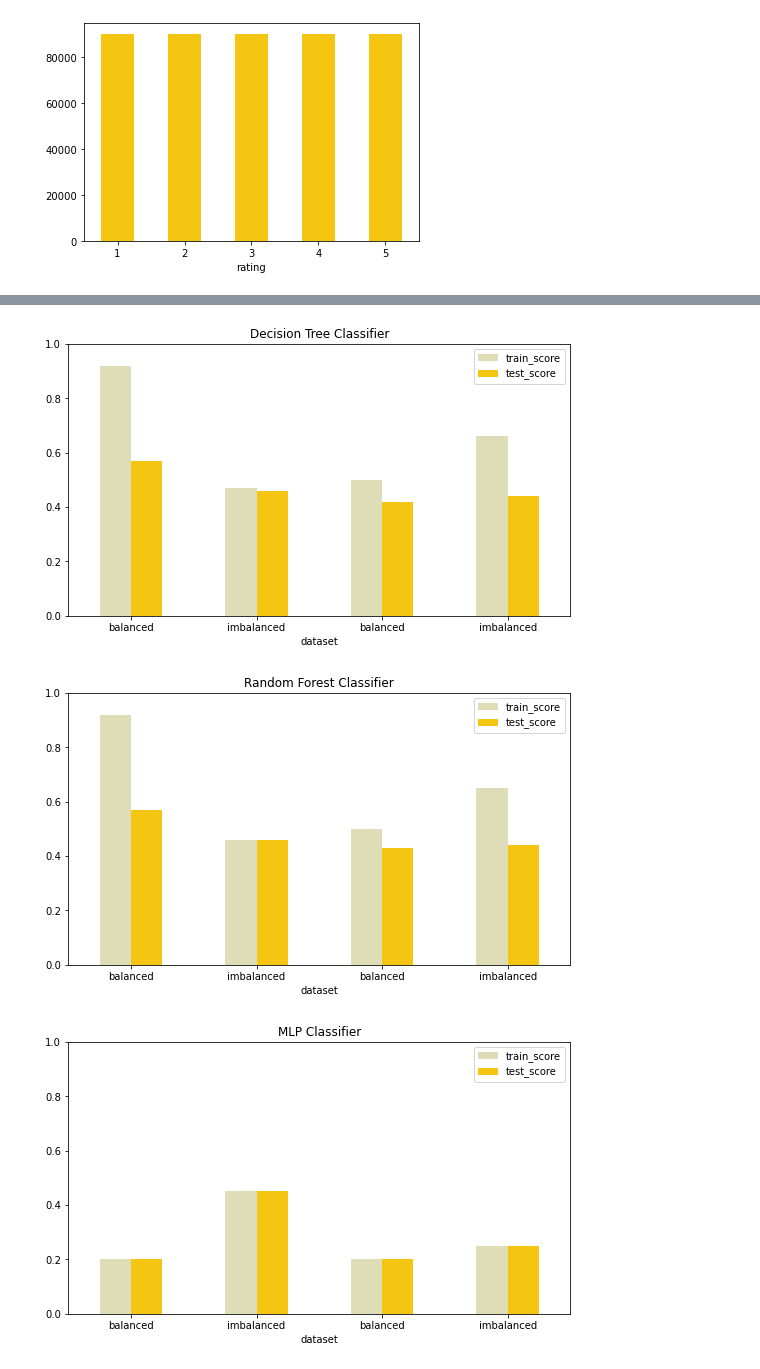
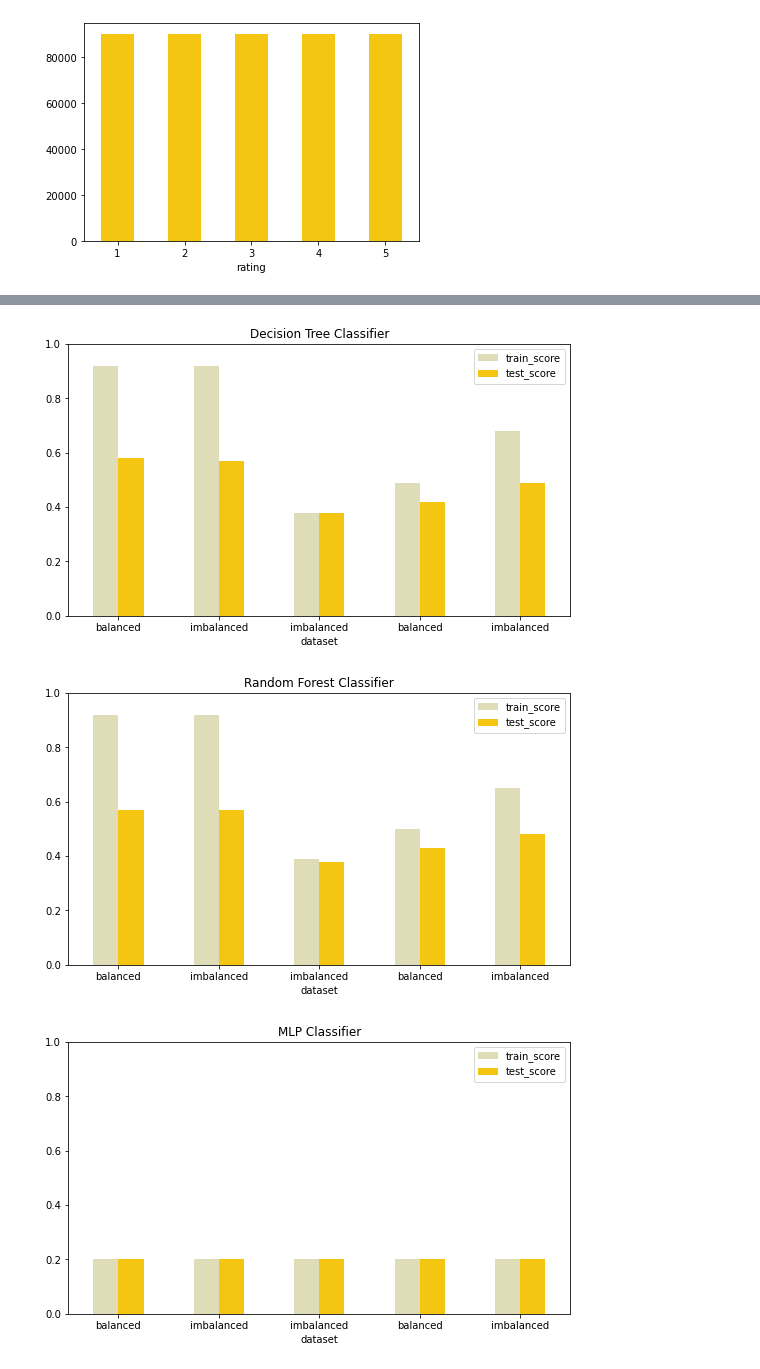
Before and after one commit to andhrelja/imdb-analysis, a Jupyter notebook: src/eda.ipynb, the cells around one changed output, grey strips where cells are left out. Saved outputs shown, nothing was run; the diff lists cells and outputs as text; code cells hidden in the pictures.

```diff
--- a/src/eda.ipynb
+++ b/src/eda.ipynb
@@ -628,0 +349,39 @@ params: {"random_state": 42, "penalty": "l2", "solver": "lbfgs", "multi_class":
+# %%
+from sklearn.model_selection import train_test_split
+import model_config
+
+
+for i, item in enumerate(model_config.CONFIG):
+    print("RUN#{} `{}`".format(i+1, item['name']))
+    if item['dataset'] == 'balanced':
+        X, y = balanced_X, balanced_y
+        print("using balanced dataset")
+    else:
+        print("using original dataset")
+    print("params: {}".format(json.dumps(item['params']), indent=2))
+
+    X_train, X_test, y_train, y_test = train_test_split(
+        X, y,
+        test_size=0.3,
+        random_state=42
+    )
+
+    Classifier = item['Classifier']
+    clf = Classifier(**item['params'])
+
+    if Classifier is model_config.MLPClassifier:
+        X_train = X_train.values
+        X_test = X_test.values
+
+    clf.fit(X_train, y_train.values.reshape(1, -1)[0])
+
+    item['Classifier'] = clf
+    item['train_score'] = round(clf.score(X_train, y_train.values), 2)
+    item['test_score'] = round(clf.score(X_test, y_test.values), 2)
+
+    print("- train_score:       {:.2f}".format(item['train_score']))
+    print("- test_score:        {:.2f}".format(item['test_score']))
+    print("\n")
+
+with open(os.path.join(settings.DATASET_DIR, 'scores.json'), 'w') as f:
+    json.dump(model_config.CONFIG, f, indent=4, default=str)
@@ -629,24 +428,24 @@ params: {"random_state": 42, "penalty": "l2", "solver": "lbfgs", "multi_class":
 # %%
 data = [
     {
         'name': item['name'],
         'train_score': item['train_score'],
         'test_score': item['test_score'],
-        'dataset': 'balanced' if item['X'] is balanced_X else 'imbalanced'
-    } for item in config
+        'dataset': item['dataset']
+    } for item in model_config.CONFIG
 ]
 
 scores_df = pd.DataFrame(data)
 for name in scores_df.name.unique():
     scores_df[scores_df['name'] == name] \
         .set_index('dataset').plot.bar(
             title="{}".format(name), rot=0,
             figsize=(9, 5), ylim=(0, 1), color=[
                 theme['secondary'],
                 theme['primary']
             ]
         )
 # %% [output]
-[figure, old version]
+[figure, new version]
-[figure, old version]
+[figure, new version]
-[figure, old version]
+[figure, new version]
```
Also changed, not shown: parts of 21 cells of this notebook, 4 other files.
